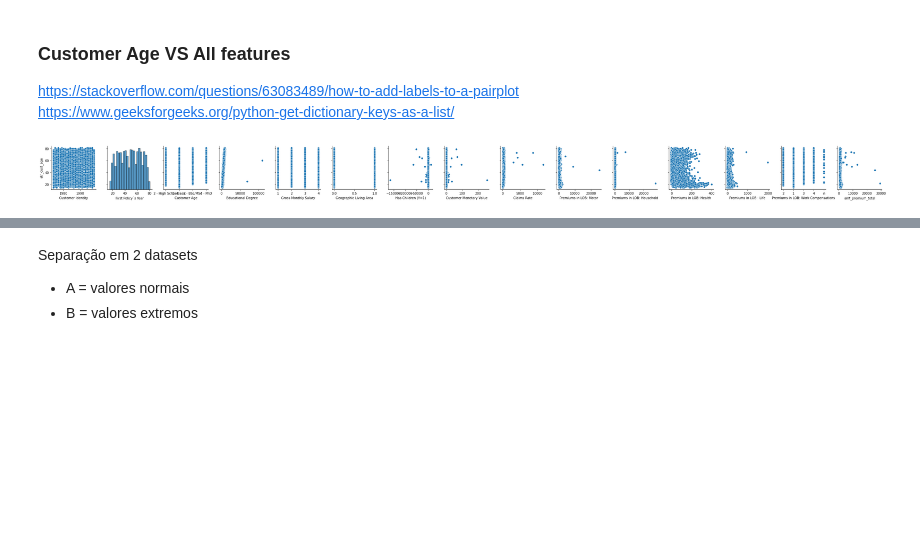
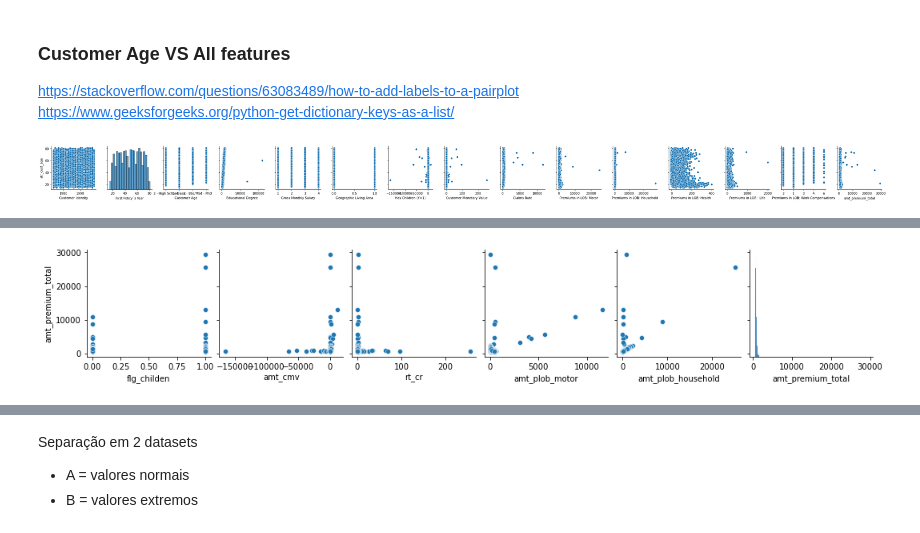
Before and after one commit to Portugapt/Closer-Challenge, a Jupyter notebook: notebook/EDA.ipynb, the cells around one changed output, grey strips where cells are left out. Saved outputs shown, nothing was run; the diff lists cells and outputs as text; code cells hidden in the pictures; blank space fills up the shorter version.

```diff
--- a/notebook/EDA.ipynb
+++ b/notebook/EDA.ipynb
@@ -446,7 +493,9 @@ pp = sns.pairplot(data=dataset,
 # %%
-pp = sns.pairplot(data=dataset,
-                  y_vars=['Total Premium'],
-                  x_vars=['Has Children (Y=1)', 'Customer Monetary Value', 'Claims Rate',
-                          'Premiums in LOB: Motor', 'Premiums in LOB: Household',
-                         'Total Premium'])
+pp = sns.pairplot(data=dfInsurance,
+                  y_vars=['amt_premium_total'],
+                  x_vars=['flg_childen', 'amt_cmv', 'rt_cr',
+                          'amt_plob_motor', 'amt_plob_household',
+                         'amt_premium_total'])
+# %% [output]
+[figure, added]
 # %%
```
Also changed, not shown: parts of 23 cells of this notebook.
